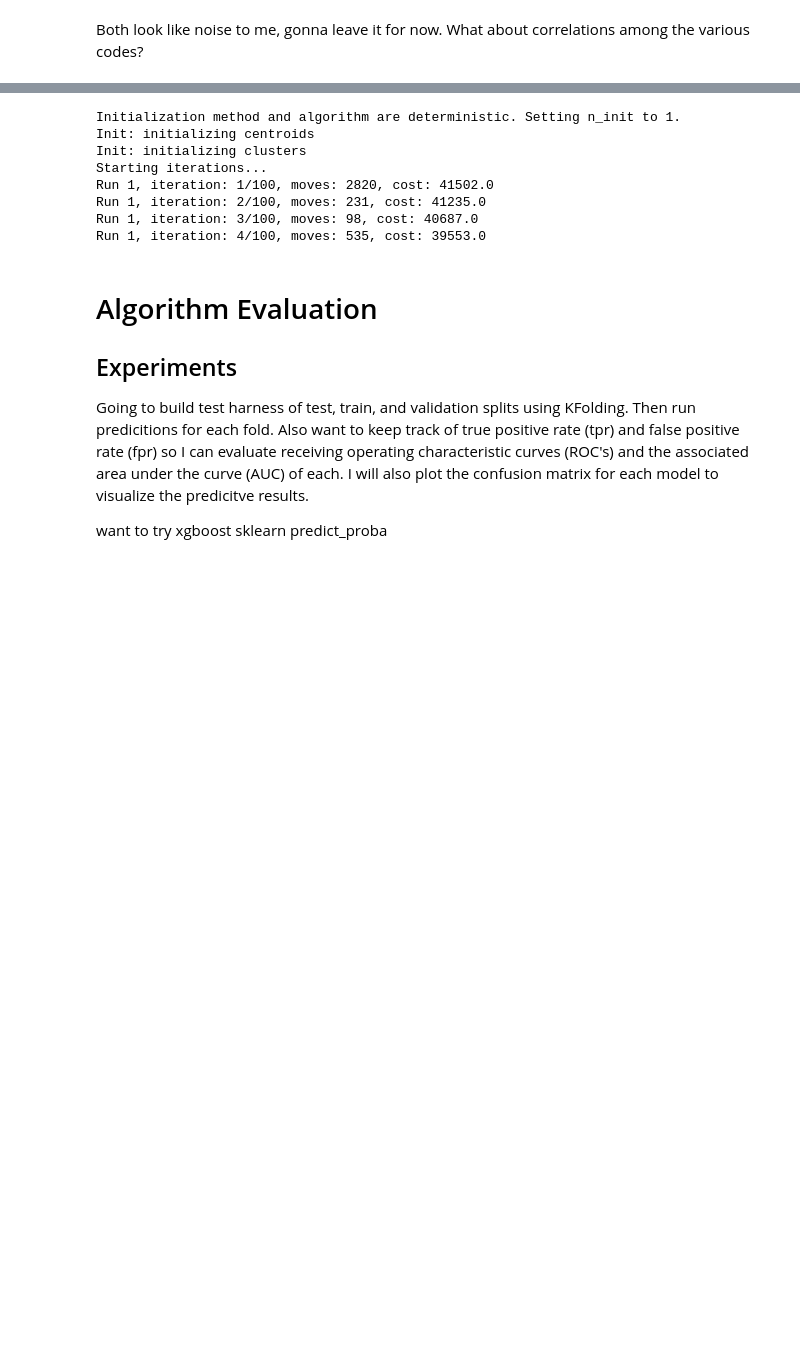
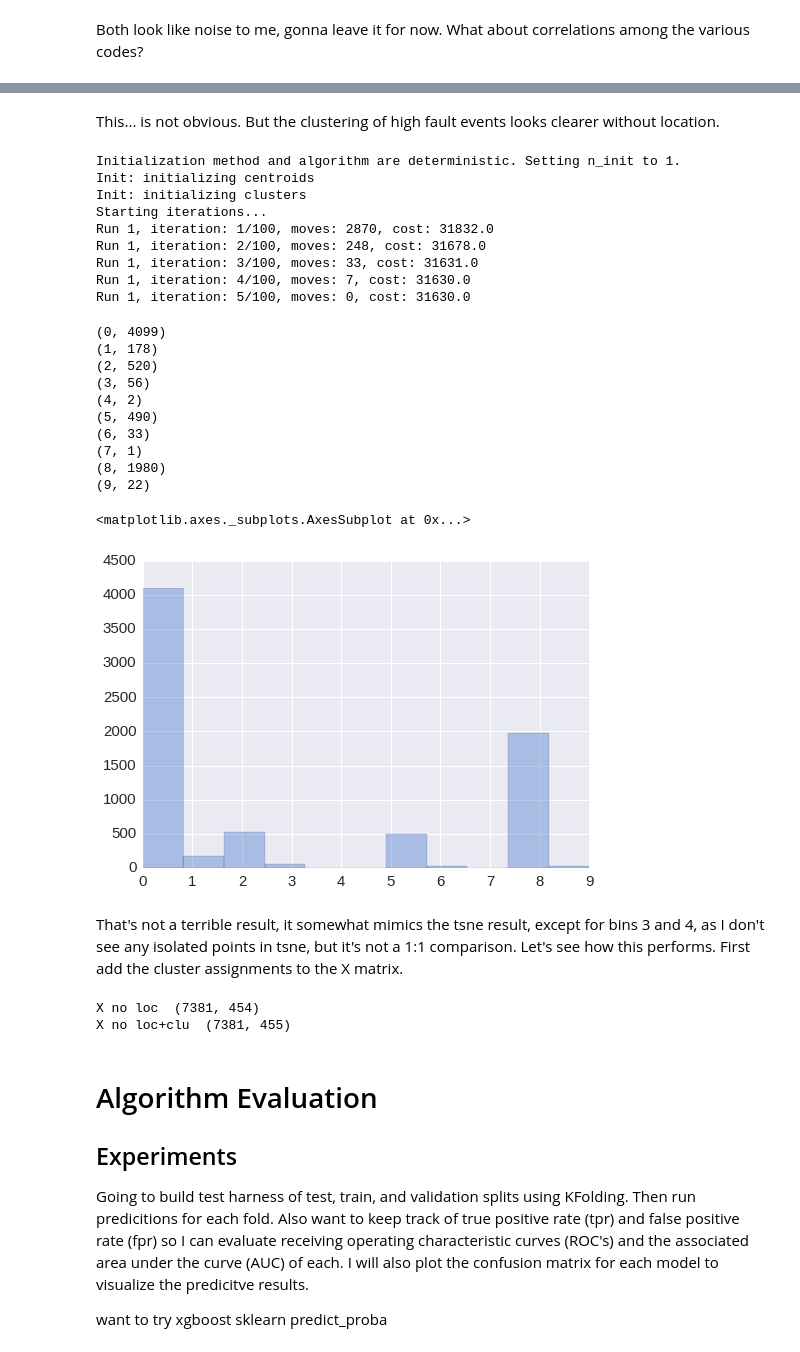
Before and after one commit to abiraja2004/ml_fun, a Jupyter notebook: telstra/notes.ipynb, the cells around one changed output, grey strips where cells are left out. Saved outputs shown, nothing was run; the diff lists cells and outputs as text; code cells hidden in the pictures; blank space fills up the shorter version.

```diff
--- a/telstra/notes.ipynb
+++ b/telstra/notes.ipynb
@@ -253,7 +268,7 @@ df.columns = cnames
 # %%
-# gut check
-test = df_final.join(df)
-dft = test.T
+# gut check the 10005 entry from above
+junk = df_train.join(df)
+dft = junk.T
 x = dft.loc[:, 10005] > 0
 x[x].index
 # %% [output]
@@ -450,3 +442,26 @@ However, clustering should be interesting: can add cluster membership as a new f
 * dissimilarity matrix
 
 For k-means, see the odot ipynb, which isn't relevant here since this is categorical data (0/1) and Euclidean distance (used for clustering in k-menas) will be meaningless.
+# %%
+# preprocess
+from sklearn import preprocessing
+
+# re-scale location to reduce it's weight
+minmax = preprocessing.MinMaxScaler()
+df2 = df.copy()
+a = df2.location
+df2['location'] = minmax.fit_transform(a)
+# %%
+# save X, y, and feature names
+y = df2.fault_severity.as_matrix()
+df_l = df2.copy
+df_nl = df2.drop('location', 1).copy()
+fea_l = df2.drop('fault_severity', axis=1).columns
+fea_nl = df2.drop('fault_severity', axis=1).drop('location', 1).columns
+X_l = df2.drop('fault_severity', 1).as_matrix().astype(np.float)
+X_nl = df2.drop('fault_severity', 1).drop('location', 1).as_matrix().astype(np.float)
+
+# checks
+print "%d observations of %d features (loc)" % X_l.shape
+print "%d observations of %d features (noloc)" % X_nl.shape
+print "Unique labels:", np.unique(y)
@@ -453,16 +519,48 @@ For k-means, see the odot ipynb, which isn't relevant here since this is categor
+# %% [markdown]
+This... is not obvious. But the clustering of high fault events looks clearer without location.
 # %%
-X_km = df.as_matrix().astype(int)
-km = kmodes.KModes(n_clusters=12, init='Cao', n_init=20, verbose=1)
-clusters = km.fit_predict(X_km)
+from kmodes import kmodes
+km = kmodes.KModes(n_clusters=10, init='Cao', n_init=5, verbose=1)
+clusters = km.fit_predict(X_nl)
 # %% [output]
 Initialization method and algorithm are deterministic. Setting n_init to 1.
 Init: initializing centroids
 Init: initializing clusters
 Starting iterations...
-Run 1, iteration: 1/100, moves: 2820, cost: 41502.0
-Run 1, iteration: 2/100, moves: 231, cost: 41235.0
-Run 1, iteration: 3/100, moves: 98, cost: 40687.0
-Run 1, iteration: 4/100, moves: 535, cost: 39553.0
+Run 1, iteration: 1/100, moves: 2870, cost: 31832.0
+Run 1, iteration: 2/100, moves: 248, cost: 31678.0
+Run 1, iteration: 3/100, moves: 33, cost: 31631.0
+Run 1, iteration: 4/100, moves: 7, cost: 31630.0
+Run 1, iteration: 5/100, moves: 0, cost: 31630.0
+# %%
+from collections import Counter
+for i in Counter(clusters).items():
+    print i
+sns.distplot(clusters, kde=False)
+# %% [output]
+(0, 4099)
+(1, 178)
+(2, 520)
+(3, 56)
+(4, 2)
+(5, 490)
+(6, 33)
+(7, 1)
+(8, 1980)
+(9, 22)
+<matplotlib.axes._subplots.AxesSubplot at 0x...>
+[figure, added]
+# %% [markdown]
+That's not a terrible result, it somewhat mimics the tsne result, except for bins 3 and 4, as I don't see any isolated points in tsne, but it's not a 1:1 comparison. Let's see how this performs. First add the cluster assignments to the X matrix.
+# %%
+# append cluster membership to the no-location version of X
+a = np.array(clusters)[np.newaxis]
+print 'X no loc ', X_nl.shape
+X_nlc = np.concatenate((X_nl, a.T), axis=1)
+print 'X no loc+clu ', X_nlc.shape
+# %% [output]
+X no loc  (7381, 454)
+X no loc+clu  (7381, 455)
 # %% [markdown]
 # Algorithm Evaluation
 ## Experiments
```
Also changed, not shown: parts of 48 cells of this notebook, 6 other files.
